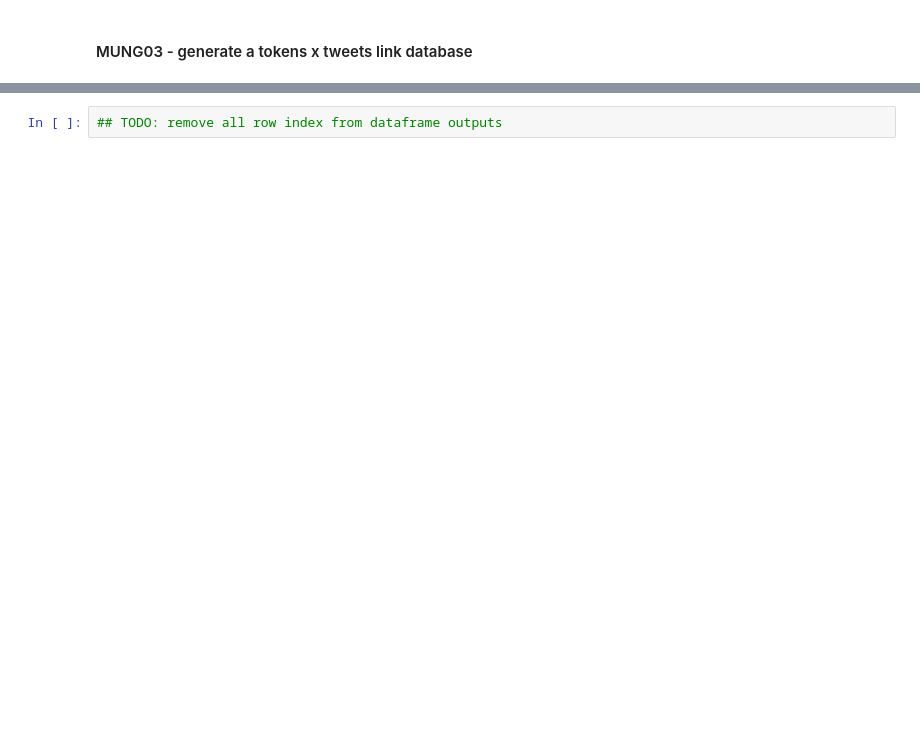
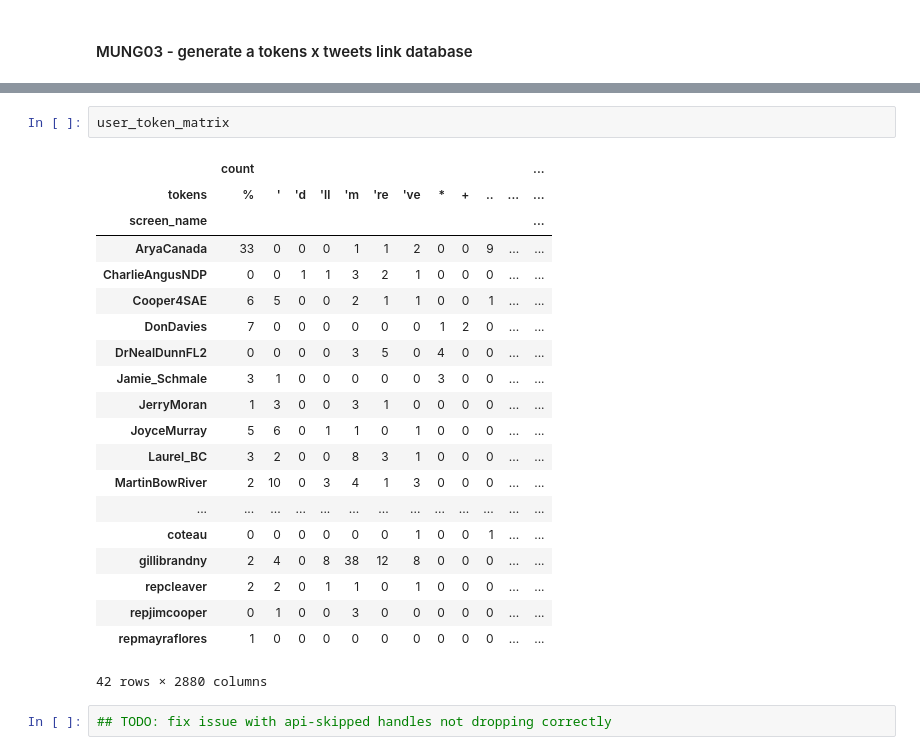
Before and after one commit to sjoshuam/word_choice_communities, a Jupyter notebook: 1_gather_data.ipynb, the cells around one changed output, grey strips where cells are left out. Cells and saved outputs as stored; diff of their text form; blank space fills up the shorter version.

```diff
--- a/1_gather_data.ipynb
+++ b/1_gather_data.ipynb
@@ -237,2 +298,25 @@ user_token_tally = build_or_cache(
-# %%
-## TODO: remove all row index from dataframe outputs
+# %%
+user_token_matrix
+# %% [output]
+|  | count |  |  |  |  |  |  |  |  |  |  | ... |
+| tokens | % | ' | 'd | 'll | 'm | 're | 've | * | + | .. | ... | ... |
+| screen_name |  |  |  |  |  |  |  |  |  |  |  | ... |
+| AryaCanada | 33 | 0 | 0 | 0 | 1 | 1 | 2 | 0 | 0 | 9 | ... | ... |
+| CharlieAngusNDP | 0 | 0 | 1 | 1 | 3 | 2 | 1 | 0 | 0 | 0 | ... | ... |
+| Cooper4SAE | 6 | 5 | 0 | 0 | 2 | 1 | 1 | 0 | 0 | 1 | ... | ... |
+| DonDavies | 7 | 0 | 0 | 0 | 0 | 0 | 0 | 1 | 2 | 0 | ... | ... |
+| DrNealDunnFL2 | 0 | 0 | 0 | 0 | 3 | 5 | 0 | 4 | 0 | 0 | ... | ... |
+| Jamie_Schmale | 3 | 1 | 0 | 0 | 0 | 0 | 0 | 3 | 0 | 0 | ... | ... |
+| JerryMoran | 1 | 3 | 0 | 0 | 3 | 1 | 0 | 0 | 0 | 0 | ... | ... |
+| JoyceMurray | 5 | 6 | 0 | 1 | 1 | 0 | 1 | 0 | 0 | 0 | ... | ... |
+| Laurel_BC | 3 | 2 | 0 | 0 | 8 | 3 | 1 | 0 | 0 | 0 | ... | ... |
+| MartinBowRiver | 2 | 10 | 0 | 3 | 4 | 1 | 3 | 0 | 0 | 0 | ... | ... |
+| ... | ... | ... | ... | ... | ... | ... | ... | ... | ... | ... | ... | ... |
+| coteau | 0 | 0 | 0 | 0 | 0 | 0 | 1 | 0 | 0 | 1 | ... | ... |
+| gillibrandny | 2 | 4 | 0 | 8 | 38 | 12 | 8 | 0 | 0 | 0 | ... | ... |
+| repcleaver | 2 | 2 | 0 | 1 | 1 | 0 | 1 | 0 | 0 | 0 | ... | ... |
+| repjimcooper | 0 | 1 | 0 | 0 | 3 | 0 | 0 | 0 | 0 | 0 | ... | ... |
+| repmayraflores | 1 | 0 | 0 | 0 | 0 | 0 | 0 | 0 | 0 | 0 | ... | ... |
+42 rows × 2880 columns
+# %%
+## TODO: fix issue with api-skipped handles not dropping correctly
```
Also changed, not shown: parts of 10 cells of this notebook.
